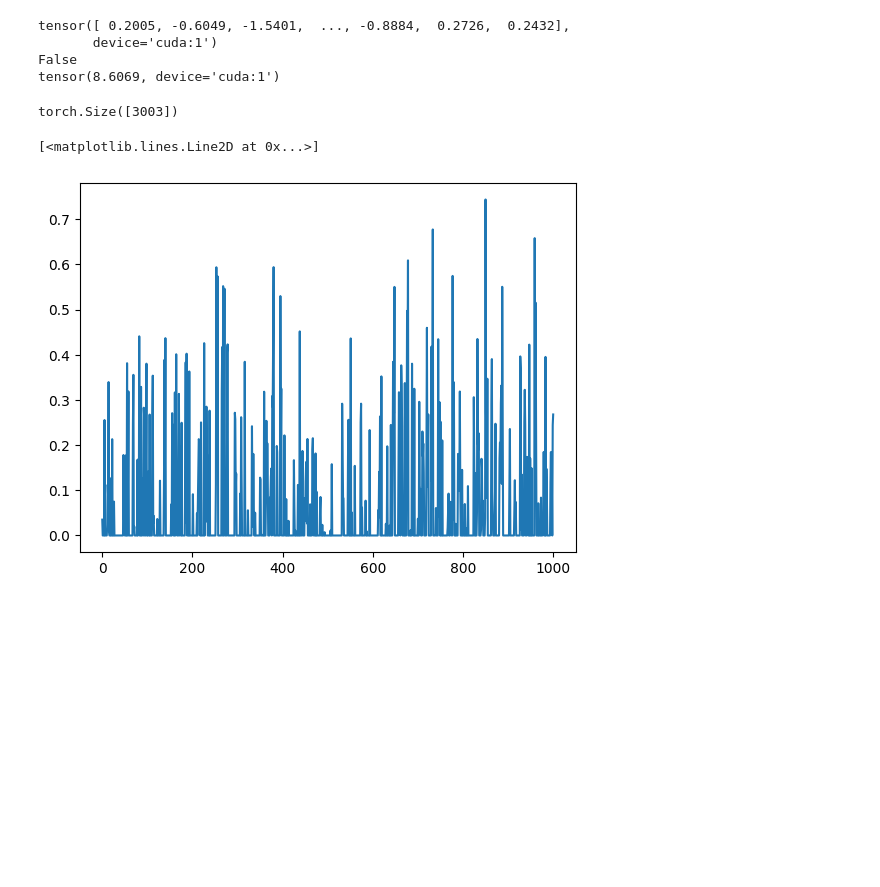
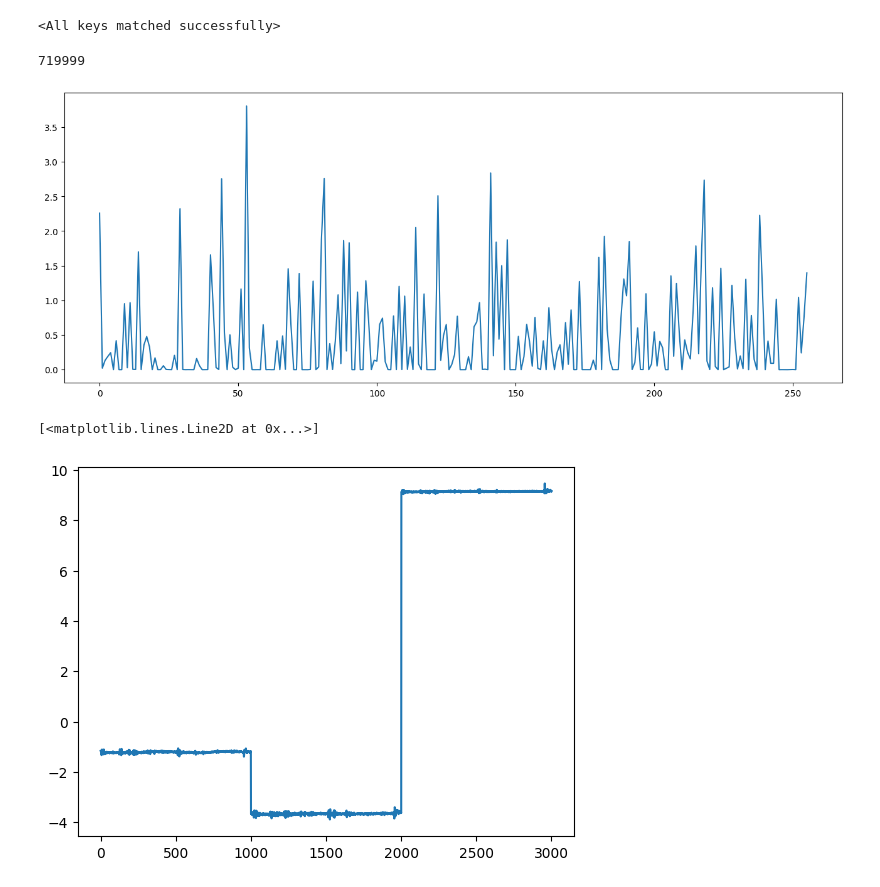
Before and after one commit to Musa-Azeem/eating-detection, a Jupyter notebook: masked_autoencoder.ipynb, the cells around one changed output. Drawn from its saved outputs; the diff is of its cells as text; code cells hidden in the pictures; blank space fills up the shorter version.

```diff
--- a/masked_autoencoder.ipynb
+++ b/masked_autoencoder.ipynb
@@ -94,6 +42,6 @@ class MaskedAutoEncoder(nn.Module):
 # %%
-DEVICE = 'cuda:1'
-model = MaskedAutoEncoder(WINSIZE, 3, (8,16,32,64), 0.25).to(DEVICE)
+DEVICE = 'cuda:0'
+model = MAE(WINSIZE, 3, (8,16,64,256), 0.25).to(DEVICE)
 criterion = nn.MSELoss()
 optimizer = torch.optim.Adam(model.parameters(), lr=3e-4)
 # %%
@@ -112,23 +58,37 @@ KeyboardInterrupt:
-# %%
-for X in trainloader:
-    X = X.to(DEVICE)
-    logits = model(X)
-    print(X.equal(logits))
-    print(nn.MSELoss()(X, logits))
-    break
-# %% [output]
-tensor([ 0.2005, -0.6049, -1.5401,  ..., -0.8884,  0.2726,  0.2432],
-       device='cuda:1')
-False
-tensor(8.6069, device='cuda:1')
-# %%
-logits[0].shape
-# %% [output]
-torch.Size([3003])
-# %%
-import matplotlib.pyplot as plt
-
-plt.plot(logits[0, 6].cpu().detach())
-# %% [output]
-[<matplotlib.lines.Line2D at 0x...>]
-[figure, removed]
+# %%
+model.load_state_dict(torch.load('dev/7_mae/alpha/best_model.pt'))
+# %% [output]
+<All keys matched successfully>
+# %%
+len(testloader.dataset)
+# %% [output]
+719999
+# %%
+import matplotlib.pyplot as plt
+
+embedding = []
+Xs = []
+for i,X in enumerate(tqdm(testloader)):
+    with torch.no_grad():
+        Xs.append(X)
+        X = X.view(-1, 3, WINSIZE)
+        X = X.to(DEVICE)
+        logits = model.e(X).detach().cpu()
+        embedding.append(logits.mean(dim=2))
+
+    # if i == 1:
+    #     break
+
+embedding = torch.cat(embedding, dim=0)
+Xs = torch.cat(Xs, dim=0)
+# %%
+plt.figure(figsize=(16, 6))
+plt.plot(embedding[0])
+plt.show()
+# %% [output]
+[figure, added]
+# %%
+plt.plot(Xs[0])
+# %% [output]
+[<matplotlib.lines.Line2D at 0x...>]
+[figure, added]
```
Also changed, not shown: parts of 8 cells of this notebook, 8 other files.
